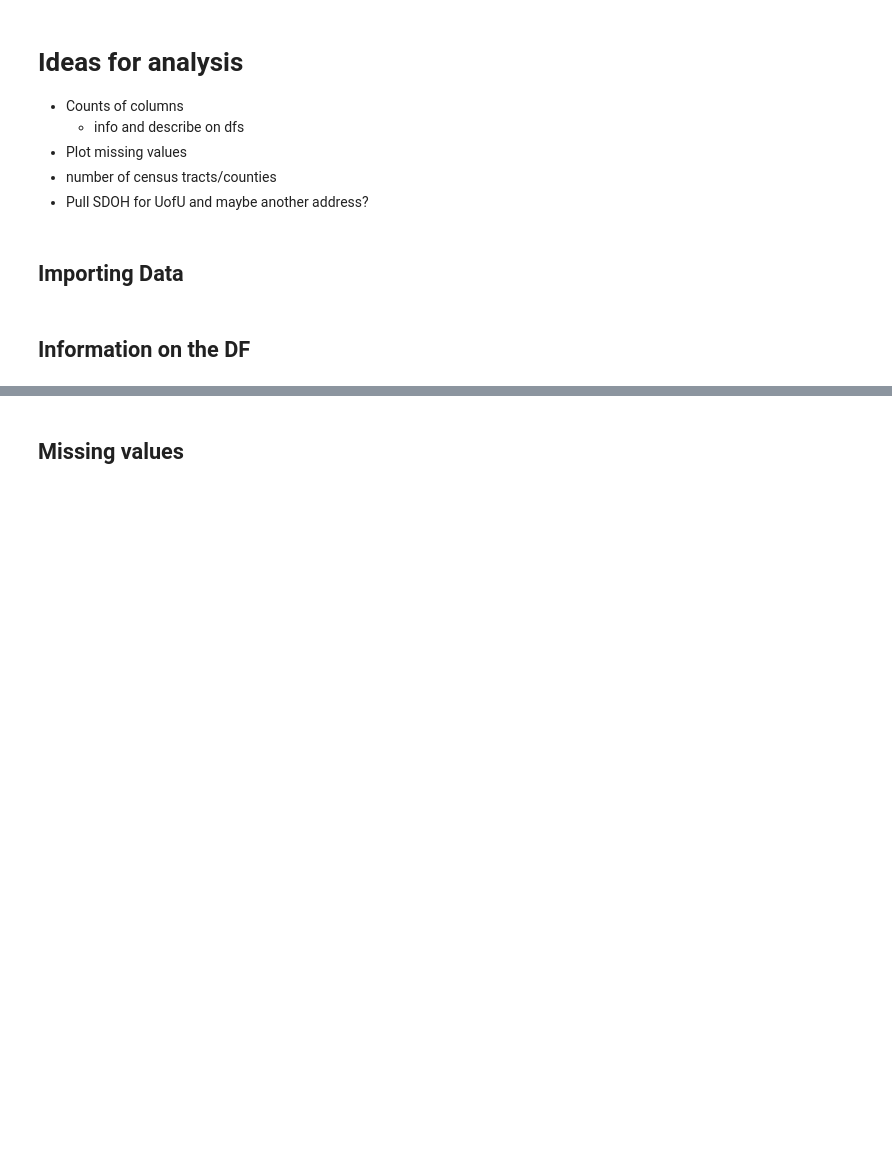
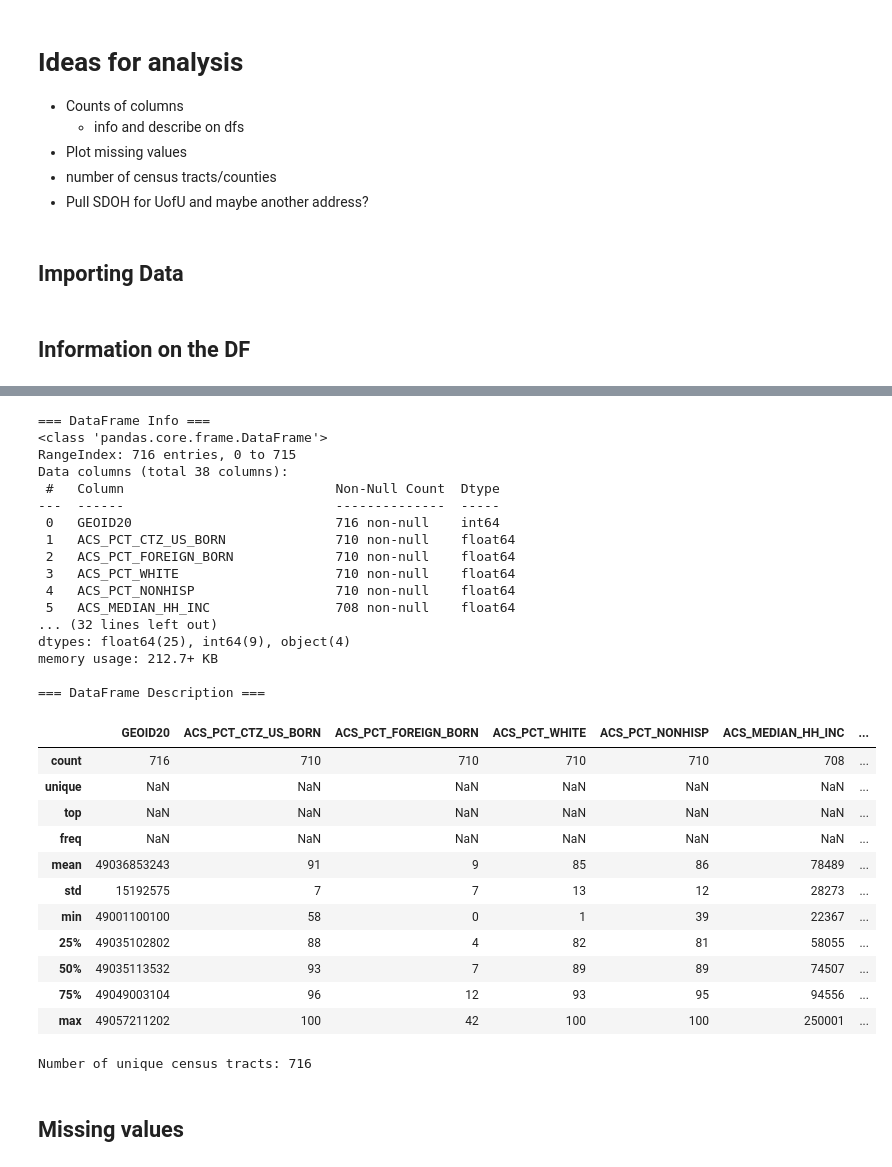
Before and after one commit to lwynholds/BMI6016_SDOH, a Jupyter notebook: Group 4 Project/Exploratory_data_analysis.ipynb, the cells around one changed output, grey strips where cells are left out. Cells and saved outputs as stored; diff of their text form; code cells hidden in the pictures; blank space fills up the shorter version.

```diff
--- a/Group 4 Project/Exploratory_data_analysis.ipynb
+++ b/Group 4 Project/Exploratory_data_analysis.ipynb
@@ -20,6 +20,7 @@ plt.rcParams['figure.figsize'] = (10, 6)
 
 # View max columns
 pd.set_option('display.max_columns', None)
+pd.set_option('display.float_format', '{:.0f}'.format) #Causes pandas do NOT output integers as exponents
 # %%
 # 1) Figure out the location of this script or notebook:
 from pathlib import Path
@@ -44,6 +54,45 @@ df.head()
 # %%
-# use something .info and .describe?
+# Print structure and summary of the DataFrame
+print("=== DataFrame Info ===")
+df.info()
+
+print("\n=== DataFrame Description ===")
+display(df.describe(include='all'))  # Include all column types
+
 # pull number of census tracts
+if 'GEOID20' in df.columns:
+    print(f"\nNumber of unique census tracts: {df['GEOID20'].nunique()}")
+# %% [output]
+=== DataFrame Info ===
+<class 'pandas.core.frame.DataFrame'>
+RangeIndex: 716 entries, 0 to 715
+Data columns (total 38 columns):
+ #   Column                           Non-Null Count  Dtype
+---  ------                           --------------  -----
+ 0   GEOID20                          716 non-null    int64
+ 1   ACS_PCT_CTZ_US_BORN              710 non-null    float64
+ 2   ACS_PCT_FOREIGN_BORN             710 non-null    float64
+ 3   ACS_PCT_WHITE                    710 non-null    float64
+ 4   ACS_PCT_NONHISP                  710 non-null    float64
+ 5   ACS_MEDIAN_HH_INC                708 non-null    float64
+... (32 lines left out)
+dtypes: float64(25), int64(9), object(4)
+memory usage: 212.7+ KB
+
+=== DataFrame Description ===
+|  | GEOID20 | ACS_PCT_CTZ_US_BORN | ACS_PCT_FOREIGN_BORN | ACS_PCT_WHITE | ACS_PCT_NONHISP | ACS_MEDIAN_HH_INC | ... |
+| count | 716 | 710 | 710 | 710 | 710 | 708 | ... |
+| unique | NaN | NaN | NaN | NaN | NaN | NaN | ... |
+| top | NaN | NaN | NaN | NaN | NaN | NaN | ... |
+| freq | NaN | NaN | NaN | NaN | NaN | NaN | ... |
+| mean | 49036853243 | 91 | 9 | 85 | 86 | 78489 | ... |
+| std | 15192575 | 7 | 7 | 13 | 12 | 28273 | ... |
+| min | 49001100100 | 58 | 0 | 1 | 39 | 22367 | ... |
+| 25% | 49035102802 | 88 | 4 | 82 | 81 | 58055 | ... |
+| 50% | 49035113532 | 93 | 7 | 89 | 89 | 74507 | ... |
+| 75% | 49049003104 | 96 | 12 | 93 | 95 | 94556 | ... |
+| max | 49057211202 | 100 | 42 | 100 | 100 | 250001 | ... |
+Number of unique census tracts: 716
 # %% [markdown]
 ## Missing values
 # %%
```
Also changed, not shown: parts of 13 cells of this notebook, 1 other file.
